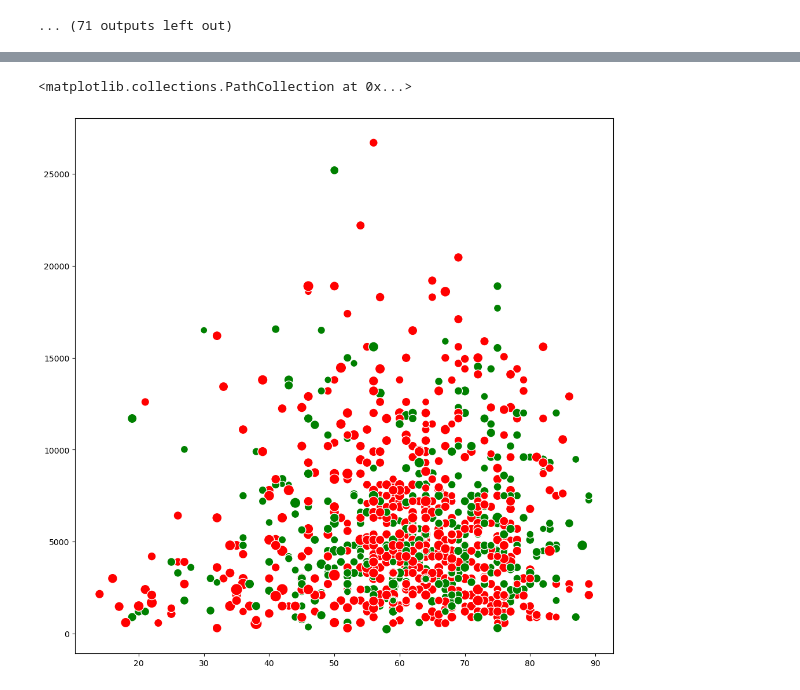
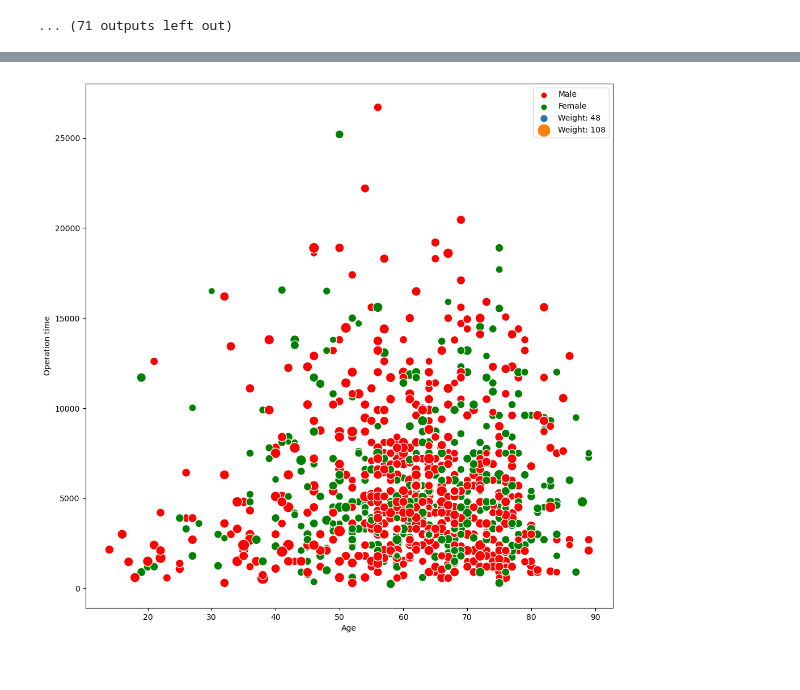
Before and after one commit to karolke99/mow-colorectal, a Jupyter notebook: data_description.ipynb, the cells around one changed output, grey strips where cells are left out. Drawn from its saved outputs; the diff is of its cells as text; code cells hidden in the pictures.

```diff
--- a/data_description.ipynb
+++ b/data_description.ipynb
@@ -82,14 +152,25 @@ for column in column_names:
 # %%
 import matplotlib.pyplot as plt
 from matplotlib import colors
 
 df['sex'].dropna()
 df['age'].dropna()
 df['optime'].dropna()
 df['weight'].dropna()
 
 plt.figure(figsize=(12, 12))
-plt.scatter(df['age'], df['optime'], c=df['sex'], cmap=colors.ListedColormap(['red', 'green']), s=df['weight']*2, edgecolors='white')
+plt.scatter(df['age'], df['optime'], c=df['sex'], cmap=colors.ListedColormap(['red', 'green']), s=df['weight']*2,edgecolors='white')
+
+plt.scatter([], [], c='red', label='Male')
+plt.scatter([], [], c='green', label='Female')
+plt.scatter([], [], s=31*2, label='Weight: 48')
+plt.scatter([], [], s=108*2, label='Weight: 108')
+
+
+plt.xlabel('Age')
+plt.ylabel('Operation time')
+plt.legend()
+
+plt.show()
 # %% [output]
-<matplotlib.collections.PathCollection at 0x...>
-[figure, old version]
+[figure, new version]
```
Also changed, not shown: parts of 8 cells of this notebook.
